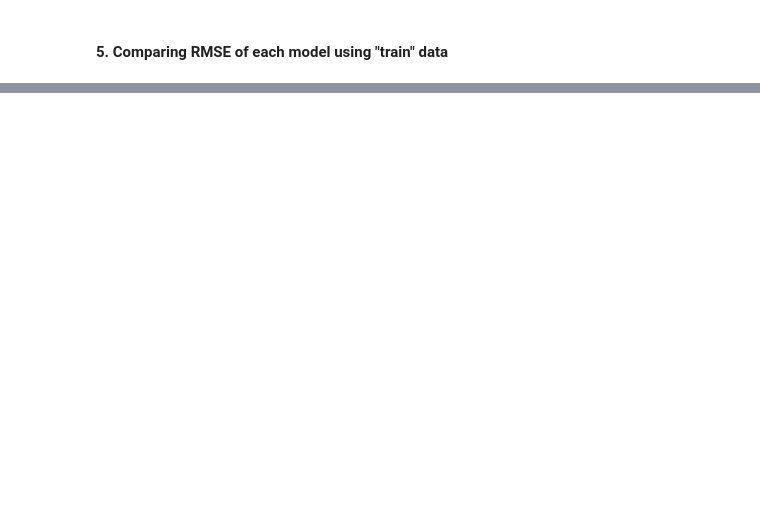
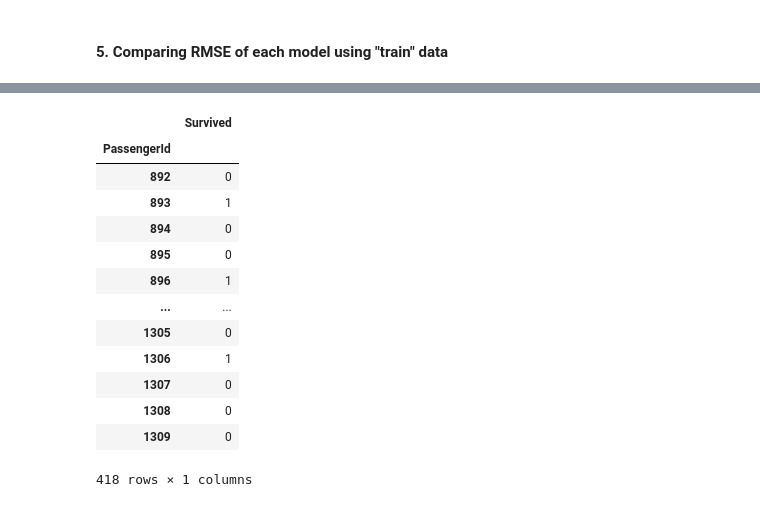
Before and after one commit to samlakhmani/Kaggle-Titanic-Machin-Learning-Practice, a Jupyter notebook: Modelling.ipynb, the cells around one changed output, grey strips where cells are left out. Drawn from its saved outputs; the diff is of its cells as text; code cells hidden in the pictures; blank space fills up the shorter version.

```diff
--- a/Modelling.ipynb
+++ b/Modelling.ipynb
@@ -294,0 +288,8 @@ metrics.accuracy_score(y_valid, yhat)
+# %%
+from sklearn.model_selection import GridSearchCV
+
+param_grid = {'C': [0.1, 1, 10, 100, 1000],  'gamma': [1, 0.1, 0.01, 0.001, 0.0001],'kernel': ['rbf']}
+
+grid = GridSearchCV(clf, param_grid, refit = True, verbose = 3)
+
+grid.fit(X_train, y_train)
@@ -294,0 +373,2 @@ metrics.accuracy_score(y_valid, yhat)
+# %%
+prediction_final = grid.predict(test_dum)
@@ -294,0 +398,21 @@ metrics.accuracy_score(y_valid, yhat)
+# %%
+test_set['Survived'] = prediction_final
+# %%
+solution = test_set[['PassengerId','Survived']].set_index('PassengerId')
+# %%
+solution
+# %% [output]
+|  | Survived |
+| PassengerId |  |
+| 892 | 0 |
+| 893 | 1 |
+| 894 | 0 |
+| 895 | 0 |
+| 896 | 1 |
+| ... | ... |
+| 1305 | 0 |
+| 1306 | 1 |
+| 1307 | 0 |
+| 1308 | 0 |
+| 1309 | 0 |
+418 rows × 1 columns
```
Also changed, not shown: parts of 47 cells of this notebook, 4 other files.
